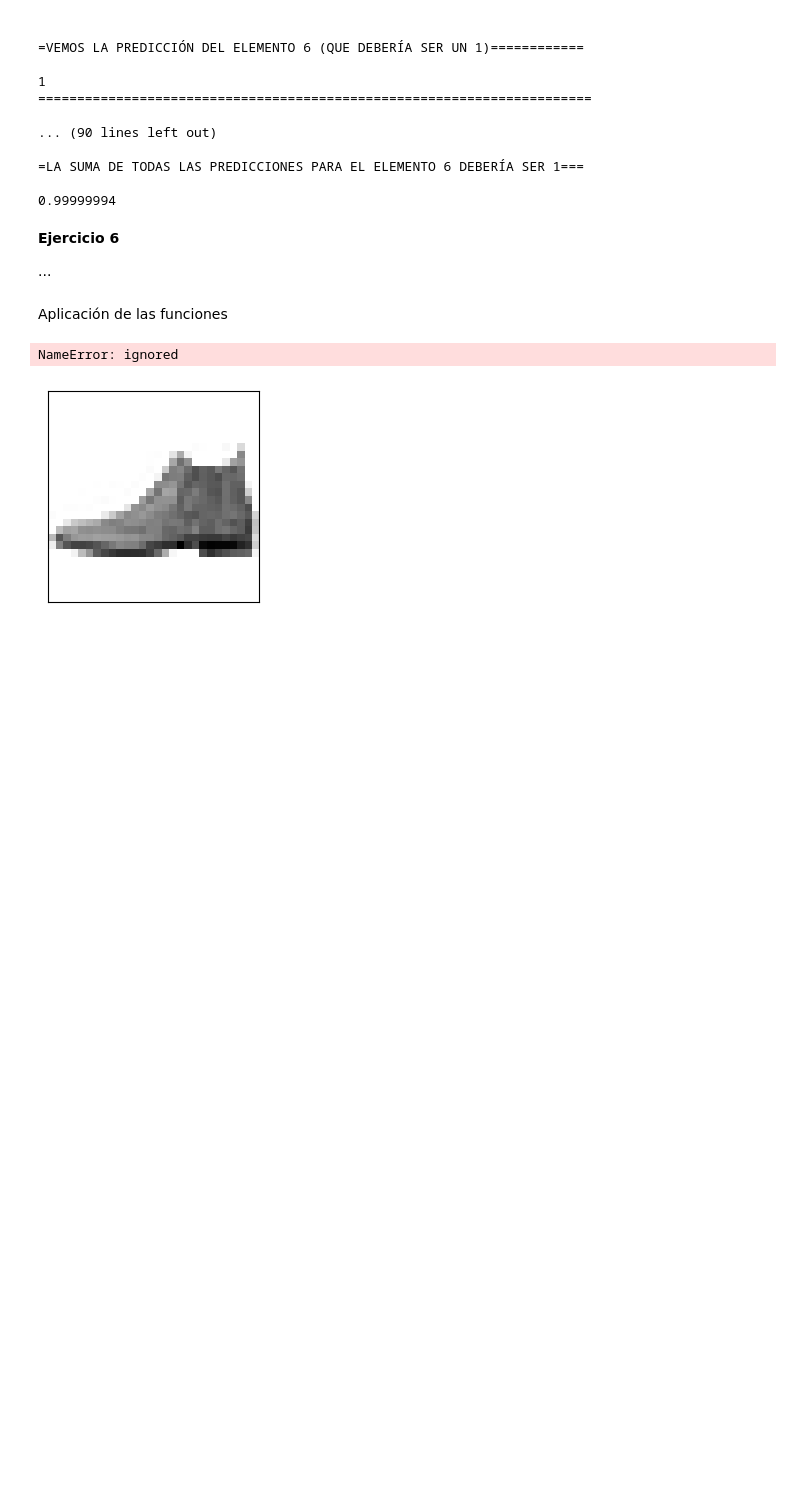
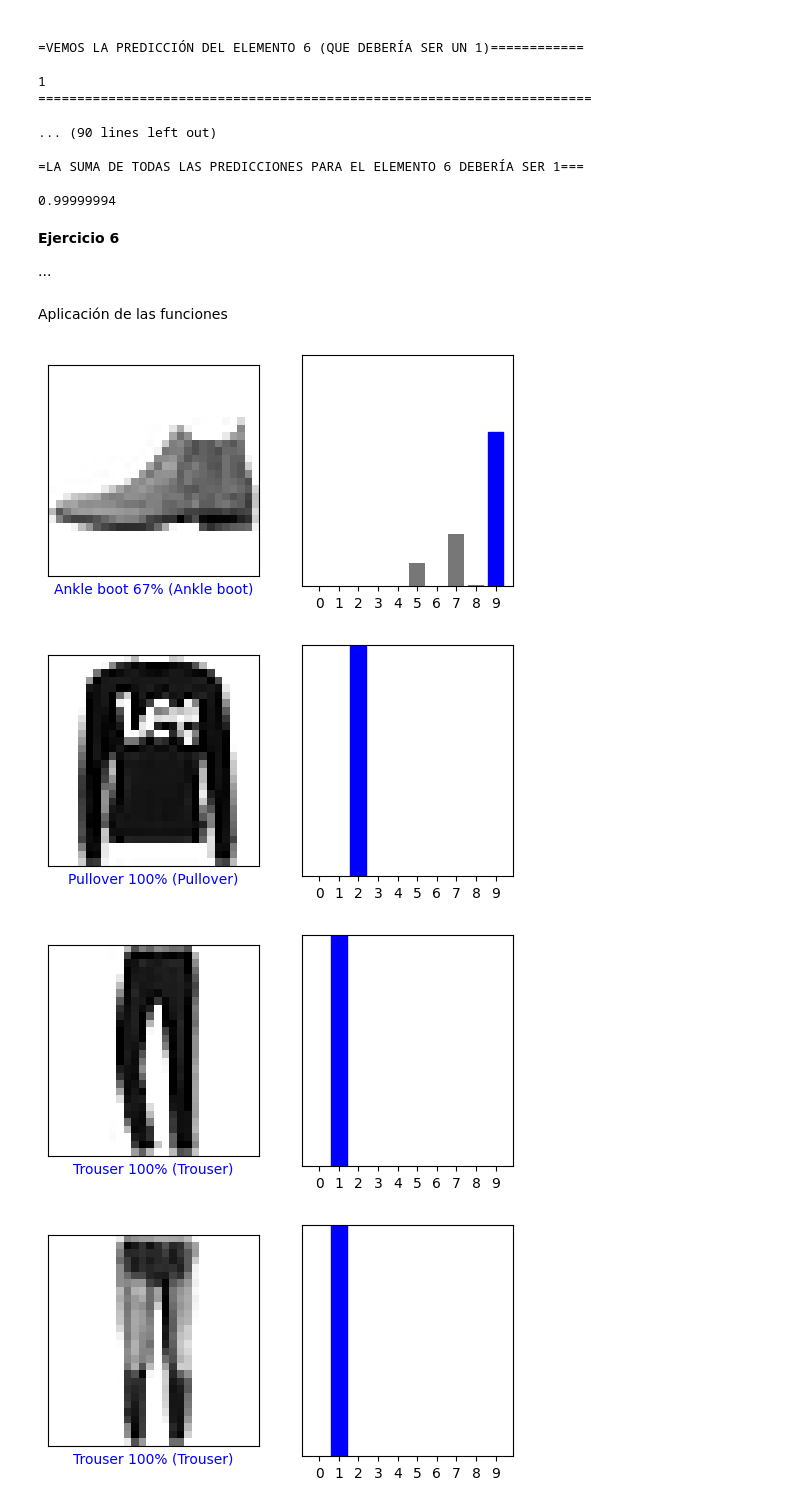
Before and after one commit to luciacasass/APRENDIZAJE_AUTOMATICO_23_24, a Jupyter notebook: Practica1.ipynb, the cells around one changed output. Drawn from its saved outputs; the diff is of its cells as text; code cells hidden in the pictures; blank space fills up the shorter version.

```diff
--- a/Practica1.ipynb
+++ b/Practica1.ipynb
@@ -270,6 +270,9 @@ Red neuronal número 1
 ...
 # %%
 def plot_image(i, predictions_array, true_label, img):
+  class_names = ['T-shirt/top', 'Trouser', 'Pullover', 'Dress', 'Coat',
+                 'Sandal', 'Shirt', 'Sneaker', 'Bag', 'Ankle boot']
+
   predictions_array, true_label, img = predictions_array, true_label[i], img[i]
   plt.grid(False)
   plt.yticks([])
@@ -288,29 +291,31 @@ def plot_image(i, predictions_array, true_label, img):
                                        class_names[true_label]),
                                        color = color)
 
-  def plot_value_array(i, predictions_array, tue_label):
-    predictions_array, true_label = predictions_array, true_label[i]
-    plt.grid(False)
-    plt.xticks(range[10])
-    plt.yticks([])
-    thisplot = plt.bar(range(10), predictions_array, color = '#777777')
-    plt.ylim([0, 1])
-    predicted_label = np.argmax(predictions_array)
+def plot_value_array(i, predictions_array, true_label):
+  predictions_array, true_label = predictions_array, true_label[i]
+  plt.grid(False)
+  plt.xticks(range(10))
+  plt.yticks([])
+  thisplot = plt.bar(range(10), predictions_array, color = '#777777')
+  plt.ylim([0, 1])
+  predicted_label = np.argmax(predictions_array)
 
-    thisplot[predicted_label].setcolor('red')
-    thisplot[true_label].setcolor('blue')
+  thisplot[predicted_label].set_color('red')
+  thisplot[true_label].set_color('blue')
 # %% [markdown]
 Aplicación de las funciones
 # %%
 (train_images, train_labels), (test_images, test_labels) = tf.keras.datasets.fashion_mnist.load_data()
 
 for i in range(8):
   plt.figure(figsize=(6, 3))
   plt.subplot(1, 2, 1)
   plot_image(i, predictions[i], test_labels, test_images)
   plt.subplot(1, 2, 2)
-  plt_value_array(i, predictions[i], test_labels)
+  plot_value_array(i, predictions[i], test_labels)
   plt.show()
 # %% [output]
-NameError: ignored
-[figure, old version]
+[figure, new version]
+[figure, added]
+[figure, added]
+[figure, added]
```
Also changed, not shown: parts of 1 cell of this notebook.
